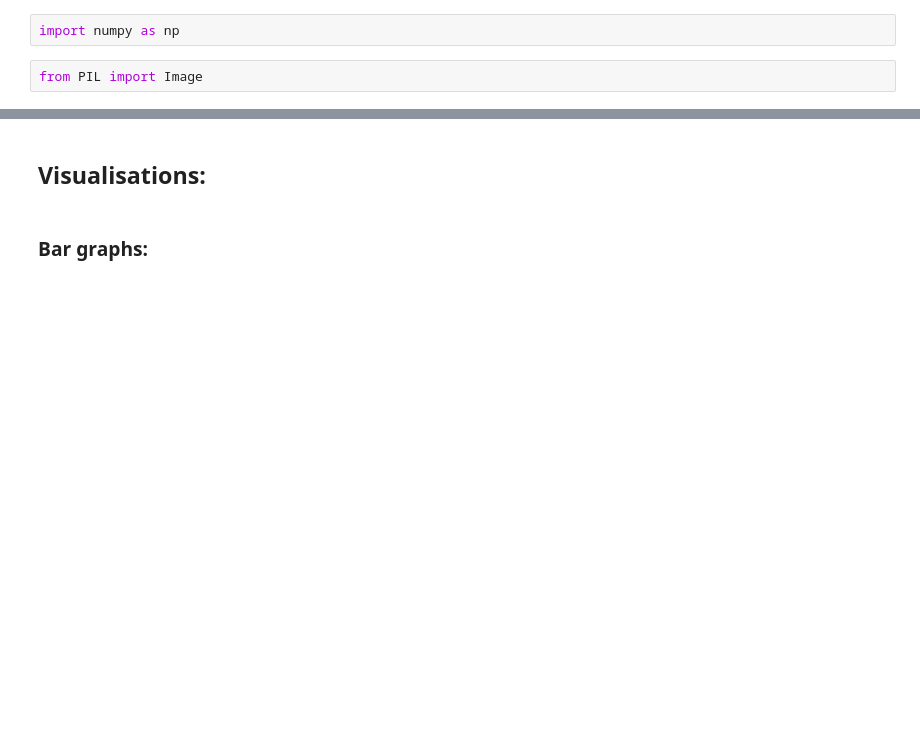
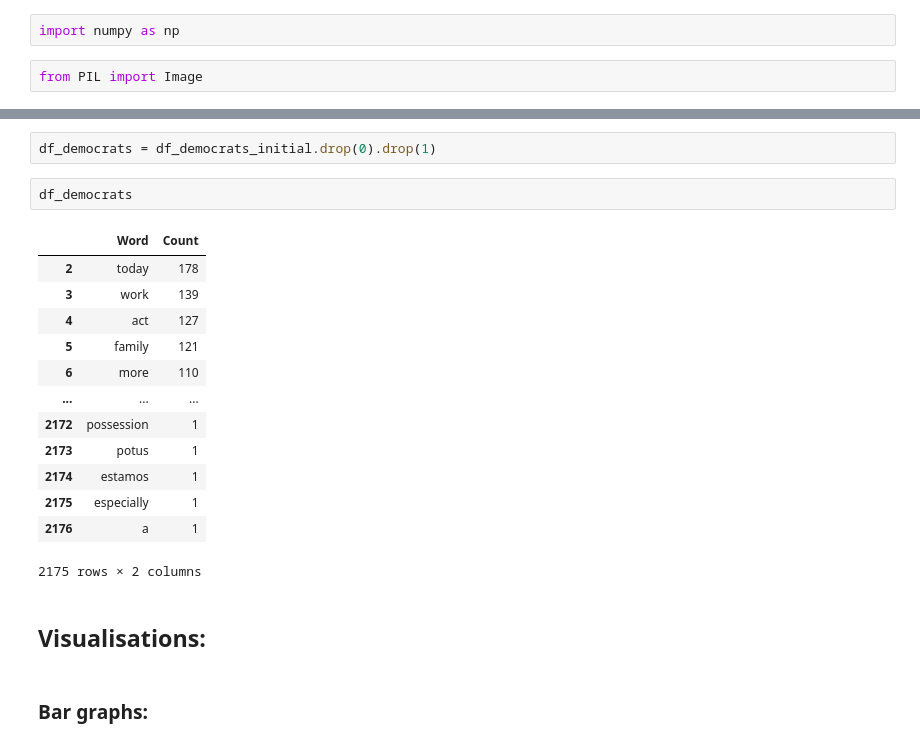
Before and after one commit to maiahalle/DS105-Project, a Jupyter notebook: creating_visualisations.ipynb, the cells around one changed output, grey strips where cells are left out. Drawn from its saved outputs; the diff is of its cells as text; blank space fills up the shorter version.

```diff
--- a/creating_visualisations.ipynb
+++ b/creating_visualisations.ipynb
@@ -49,3 +63,21 @@ df_democrats.head(50)
+# %%
+df_democrats = df_democrats_initial.drop(0).drop(1)
+# %%
+df_democrats
+# %% [output]
+|  | Word | Count |
+| 2 | today | 178 |
+| 3 | work | 139 |
+| 4 | act | 127 |
+| 5 | family | 121 |
+| 6 | more | 110 |
+| ... | ... | ... |
+| 2172 | possession | 1 |
+| 2173 | potus | 1 |
+| 2174 | estamos | 1 |
+| 2175 | especially | 1 |
+| 2176 | a | 1 |
+2175 rows × 2 columns
 # %% [markdown]
 ## Visualisations:
 # %% [markdown]
```
Also changed, not shown: parts of 28 cells of this notebook, 6 other files.
